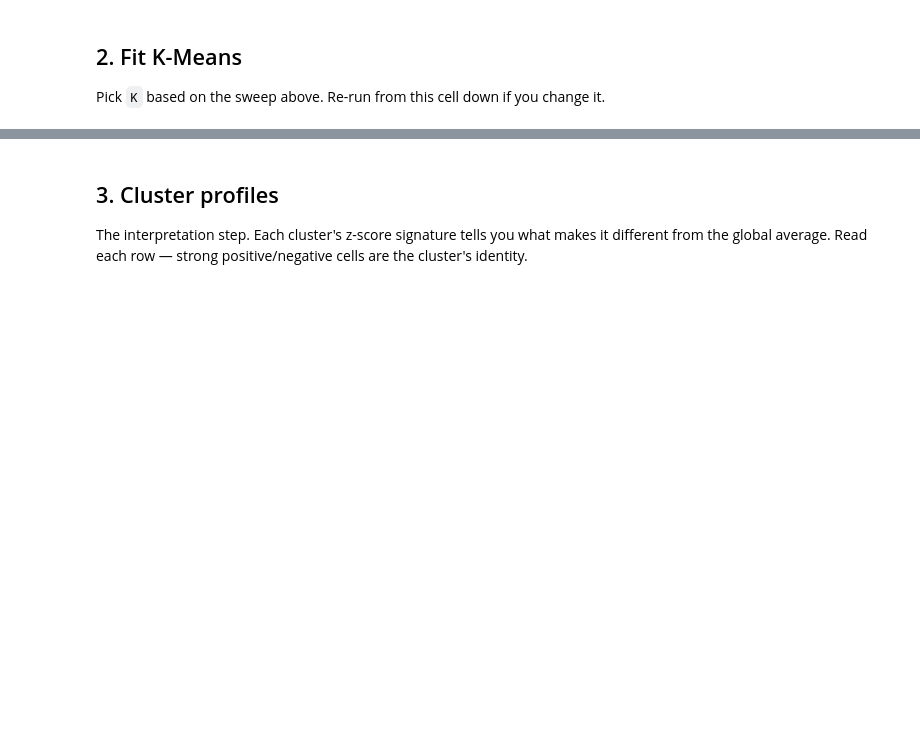
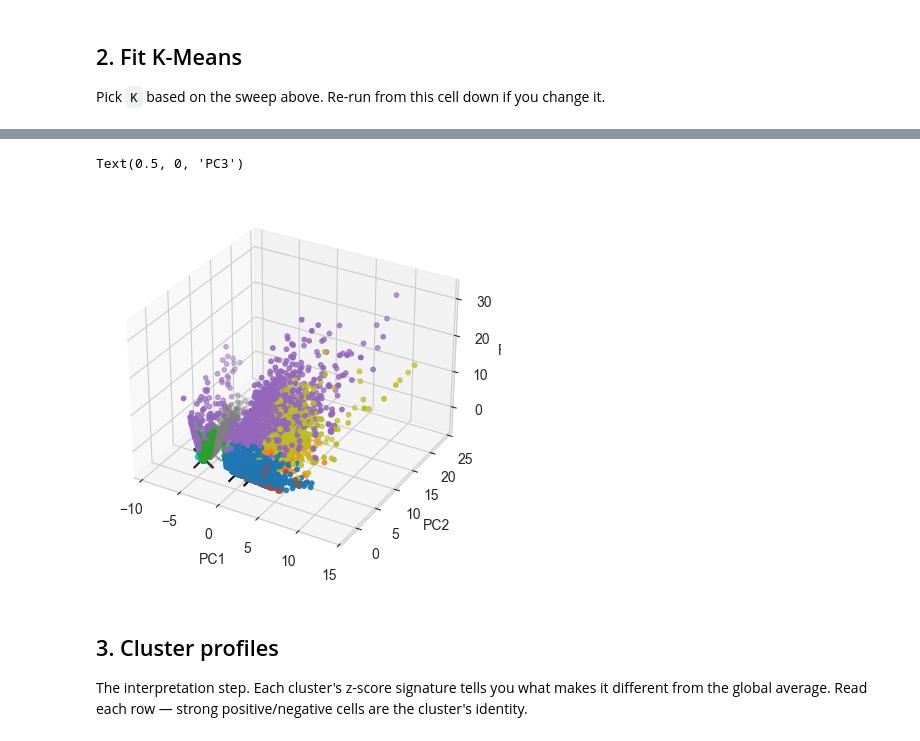
Before and after one commit to anirudh9280/ChainSense, a Jupyter notebook: notebooks/03_clustering.ipynb, the cells around one changed output, grey strips where cells are left out. Saved outputs shown, nothing was run; the diff lists cells and outputs as text; code cells hidden in the pictures; blank space fills up the shorter version.

Commit message:
cluster interpretation
update

```diff
--- a/notebooks/03_clustering.ipynb
+++ b/notebooks/03_clustering.ipynb
@@ -79,7 +91,7 @@ plt.show()
 
 Pick `K` based on the sweep above. Re-run from this cell down if you change it.
 # %%
-K = 6  # <-- update based on sweep
+K = 8  # <-- update based on sweep
 
 model, labels = fit_kmeans(X, K)
 joblib.dump(model, MODELS / f"kmeans_k{K}.joblib")
@@ -103,3 +129,18 @@ plt.show()
+# %%
+from sklearn.decomposition import PCA
+from mpl_toolkits.mplot3d import Axes3D
+pca3 = PCA(n_components=3).fit(X)
+Xp3 = pca3.transform(X)
+Cp3 = pca3.transform(model.cluster_centers_)
+
+fig = plt.figure()
+ax = fig.add_subplot(111, projection='3d')
+ax.scatter(Xp3[:, 0], Xp3[:, 1], Xp3[:, 2], c=labels, s=10, cmap='tab10')
+ax.scatter(Cp3[:, 0], Cp3[:, 1], Cp3[:, 2], c='black', marker='x', s=200)
+ax.set_xlabel('PC1'); ax.set_ylabel('PC2'); ax.set_zlabel('PC3')
+# %% [output]
+Text(0.5, 0, 'PC3')
+[figure, added]
 # %% [markdown]
 ## 3. Cluster profiles
 
```
Also changed, not shown: parts of 12 cells of this notebook, 2 other files.
